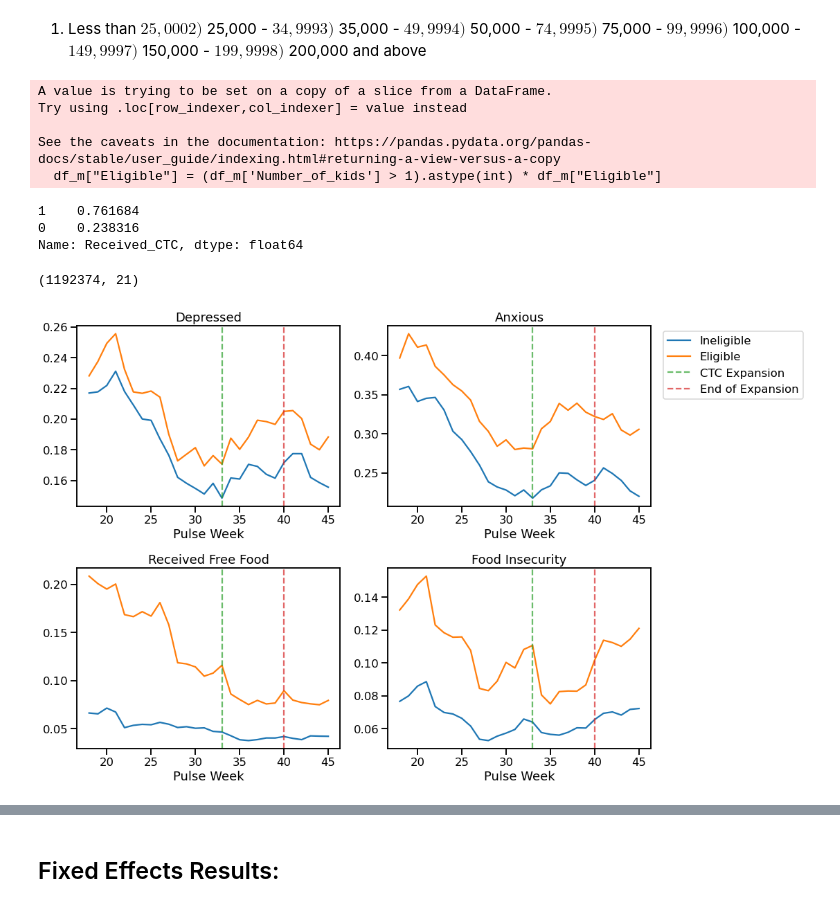
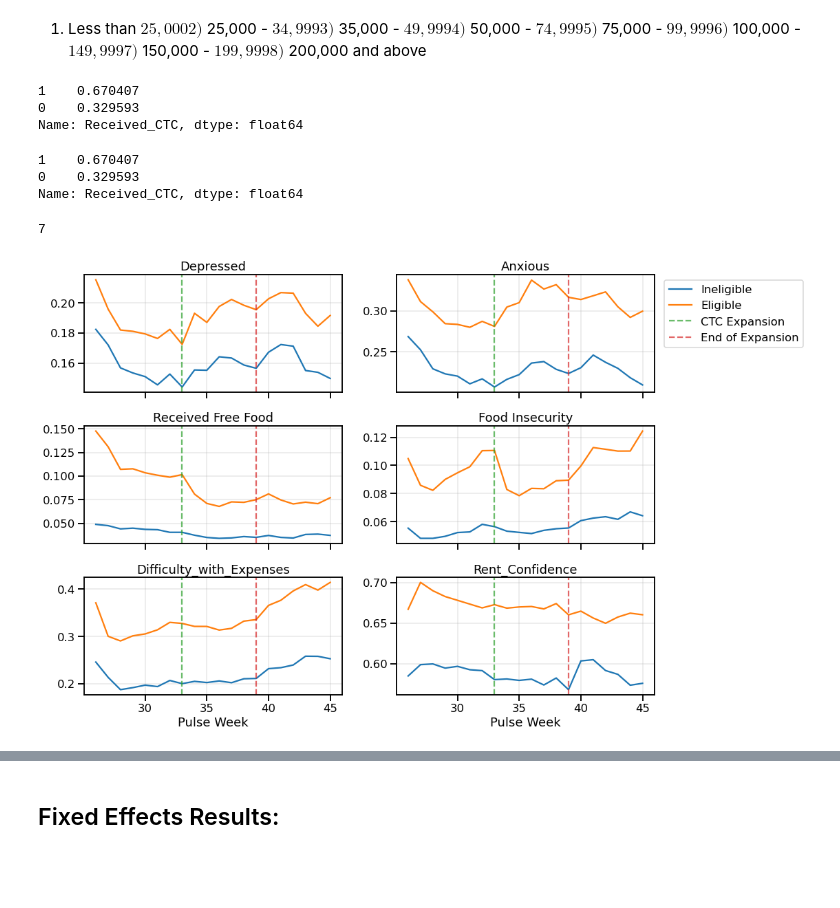
Before and after one commit to peter-amerkhanian/CTC-Evaluation, a Jupyter notebook: pp290_ctc.ipynb, the cells around one changed output, grey strips where cells are left out. Cells and saved outputs as stored; diff of their text form; code cells hidden in the pictures; blank space fills up the shorter version.

```diff
--- a/pp290_ctc.ipynb
+++ b/pp290_ctc.ipynb
@@ -10,7 +10,7 @@ from statsmodels.iolib.summary2 import summary_col
 from statsmodels.iolib.smpickle import load_pickle
 # %%
 # Periods: https://www.census.gov/programs-surveys/household-pulse-survey/datasets.html
-week_start = 28
+week_start = 26
 week_end = 45
 # %%
 file_path = f"processed_data/{week_start}_{week_end}_pulse.csv"
@@ -56,41 +38,47 @@ Name: Received_CTC, dtype: float64
 8) $200,000 and above
 # %%
 income_threshold = 7
+number_of_kids = None
 df_m = df.query(f"(Income < {income_threshold})")
-# %%
-df_m["Eligible"] = (df_m['Number_of_kids'] > 1).astype(int) * df_m["Eligible"]
-# %% [output]
-A value is trying to be set on a copy of a slice from a DataFrame.
-Try using .loc[row_indexer,col_indexer] = value instead
-
-See the caveats in the documentation: https://pandas.pydata.org/pandas-docs/stable/user_guide/indexing.html#returning-a-view-versus-a-copy
-  df_m["Eligible"] = (df_m['Number_of_kids'] > 1).astype(int) * df_m["Eligible"]
 # %%
 df_m[(df_m["Eligible"] == 1) & (df_m['Post'] == 1)]["Received_CTC"].value_counts(normalize=True)
 # %% [output]
-1    0.761684
-0    0.238316
+1    0.670407
+0    0.329593
 Name: Received_CTC, dtype: float64
-# %%
-df_m.shape
-# %% [output]
-(1192374, 21)
+# %%
+if number_of_kids:
+    df_m = df_m[(df_m['Number_of_kids'] == number_of_kids) | (df_m['Number_of_kids'] == 0)]
+# %%
+df_m[(df_m["Eligible"] == 1) & (df_m['Post'] == 1)]["Received_CTC"].value_counts(normalize=True)
+# %% [output]
+1    0.670407
+0    0.329593
+Name: Received_CTC, dtype: float64
+# %%
+np.where(pivoted_data.index == 33)[0][0]
+# %% [output]
+7
 # %%
 sns.set_context("talk")
-fig, ax = plt.subplots(2, 2, figsize=(16, 10))
-dependent_vars = ['Depressed', 'Anxious', 'Received_Free_Food', 'Food_Insecurity']
-titles = ['Depressed', 'Anxious', 'Received Free Food', 'Food Insecurity']
+fig, ax = plt.subplots(3, 2, figsize=(16, 10), sharex=True)
+dependent_vars = ['Depressed', 'Anxious', 'Received_Free_Food', 'Food_Insecurity', 'Difficulty_with_Expenses', 'Rent_Confidence']
+titles = ['Depressed', 'Anxious', 'Received Free Food', 'Food Insecurity', 'Difficulty_with_Expenses', 'Rent_Confidence']
 counter = 0
-for i in range(2):
+for i in range(3):
     for j in range(2):
-        df_m.pivot_table(columns="Eligible", index="Week", values=dependent_vars[counter]).plot(ax=ax[i, j], legend=False)
+        pivoted_data = df_m.pivot_table(columns="Eligible", index="Week", values=dependent_vars[counter])
+        pivoted_data.plot(ax=ax[i, j], legend=False)
+        start = np.where(pivoted_data.index == 33)[0][0]
+        stop = np.where(pivoted_data.index == 39)[0][0]
         ax[i, j].axvline(33, c='tab:green', linestyle="--", alpha=.7)
-        ax[i, j].axvline(40, c='tab:red', linestyle="--", alpha=.7)
+        ax[i, j].axvline(39, c='tab:red', linestyle="--", alpha=.7)
         ax[i, j].set_title(titles[counter])
         ax[i, j].set_xlabel("Pulse Week")
+        ax[i, j].grid(alpha=.3)
         counter += 1
 ax[0, 1].legend(["Ineligible", "Eligible", "CTC Expansion", "End of Expansion"], loc="upper right", bbox_to_anchor=(1.6, 1))
 fig.tight_layout();
-fig.savefig(f"figures/trendlines_incomegroup_{income_threshold}.png", dpi=300, facecolor=fig.get_facecolor())
+fig.savefig(f"figures/trendlines_{number_of_kids}_kids.png", dpi=300, facecolor=fig.get_facecolor())
 # %% [output]
-[figure, old version]
+[figure, new version]
```
Also changed, not shown: parts of 14 cells of this notebook, 42 other files.
